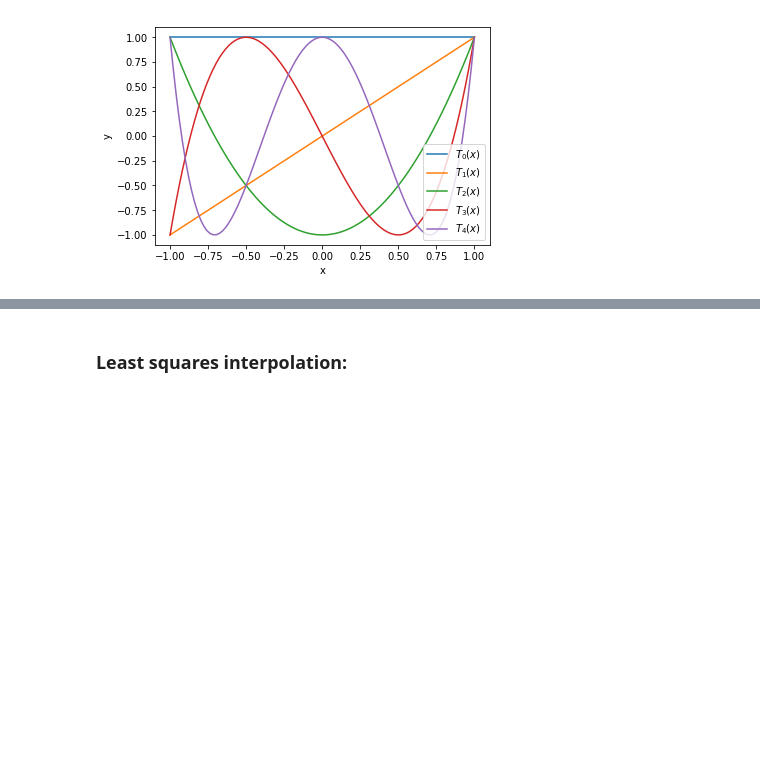
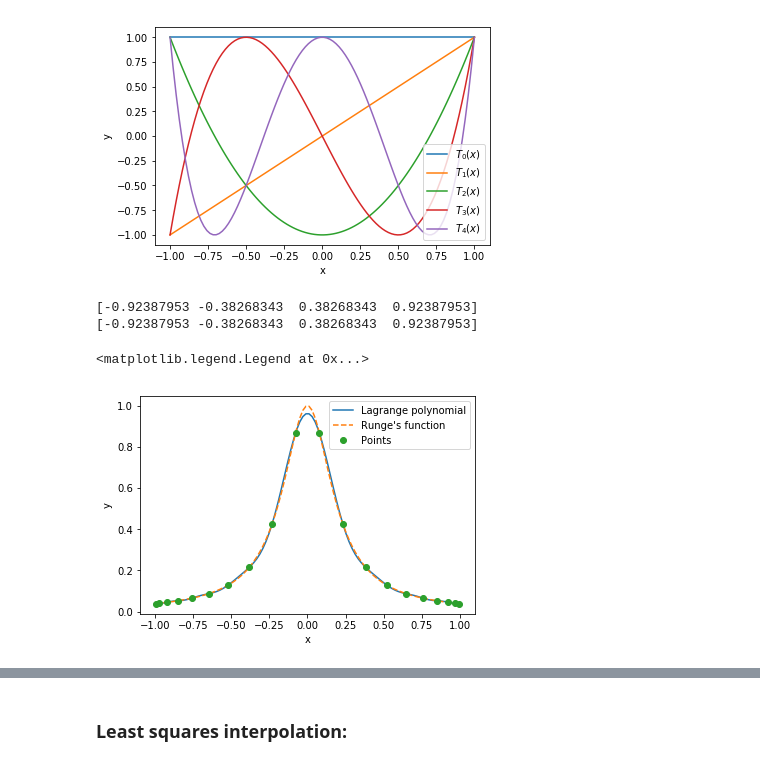
Before and after one commit to valenpe7/numerical_methods, a Jupyter notebook: lectures/04-interpolation.ipynb, the cells around one changed output, grey strips where cells are left out. Saved outputs shown, nothing was run; the diff lists cells and outputs as text; code cells hidden in the pictures; blank space fills up the shorter version.

```diff
--- a/lectures/04-interpolation.ipynb
+++ b/lectures/04-interpolation.ipynb
@@ -268,3 +236,41 @@ ax.legend()
 # %% [output]
 <matplotlib.legend.Legend at 0x...>
 [figure]
+# %%
+def chebyshev_roots(n):
+    roots = np.zeros(n)
+    for k in range(n):
+        roots[k] = -np.cos(np.pi * (k + 0.5) / n)
+    return roots
+# %%
+print(np.polynomial.Chebyshev.basis(4).roots())
+print(chebyshev_roots(4))
+# %% [output]
+[-0.92387953 -0.38268343  0.38268343  0.92387953]
+[-0.92387953 -0.38268343  0.38268343  0.92387953]
+# %%
+# Runge's function
+def func(x):
+    return 1.0 / (1.0 + 25.0 * x**2)
+
+x = np.linspace(-1, 1, 100)
+
+# function is evaluated at roots of Chebyshev polynomial
+x_p = chebyshev_roots(20)
+y_p = func(x_p)
+
+# find Lagrange interpolating polynomial
+f_interp = lagrange_interpolation(x_p, y_p)
+
+# plot results
+fig = plt.figure()
+ax = fig.add_subplot(1, 1, 1)
+ax.plot(x, f_interp(x), '-', label="Lagrange polynomial")
+ax.plot(x, func(x), '--', label="Runge's function")
+ax.plot(x_p, y_p, 'o', label="Points")
+ax.set_xlabel("x")
+ax.set_ylabel("y")
+ax.legend()
+# %% [output]
+<matplotlib.legend.Legend at 0x...>
+[figure, added]
```
Also changed, not shown: parts of 15 cells of this notebook, 1 other file.
